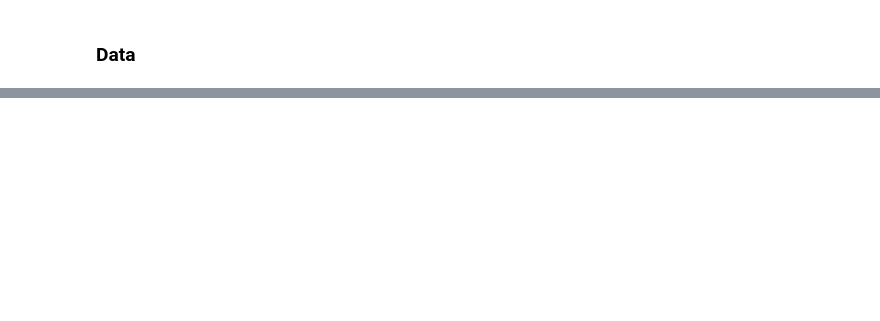
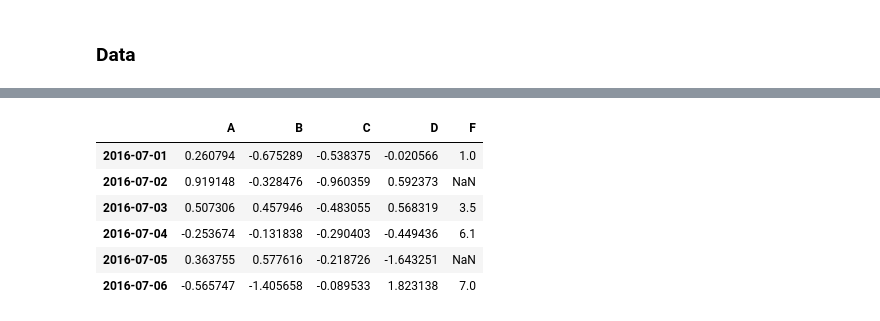
Before and after one commit to GENOzzz/MAIN_BIGDATA, a Jupyter notebook: 21.12.03_open/211203_python_pandas1.ipynb, the cells around one changed output, grey strips where cells are left out. Cells and saved outputs as stored; diff of their text form; code cells hidden in the pictures; blank space fills up the shorter version.

```diff
--- a/21.12.03_open/211203_python_pandas1.ipynb
+++ b/21.12.03_open/211203_python_pandas1.ipynb
@@ -612,0 +620,10 @@ df4.dropna(how='all')
+# %%
+df4 ##NaN이 지워지지 않고 그대로 있는 기존의 df4
+# %% [output]
+|  | A | B | C | D | F |
+| 2016-07-01 | 0.260794 | -0.675289 | -0.538375 | -0.020566 | 1.0 |
+| 2016-07-02 | 0.919148 | -0.328476 | -0.960359 | 0.592373 | NaN |
+| 2016-07-03 | 0.507306 | 0.457946 | -0.483055 | 0.568319 | 3.5 |
+| 2016-07-04 | -0.253674 | -0.131838 | -0.290403 | -0.449436 | 6.1 |
+| 2016-07-05 | 0.363755 | 0.577616 | -0.218726 | -1.643251 | NaN |
+| 2016-07-06 | -0.565747 | -1.405658 | -0.089533 | 1.823138 | 7.0 |
```
Also changed, not shown: parts of 81 cells of this notebook, 6 other files.
